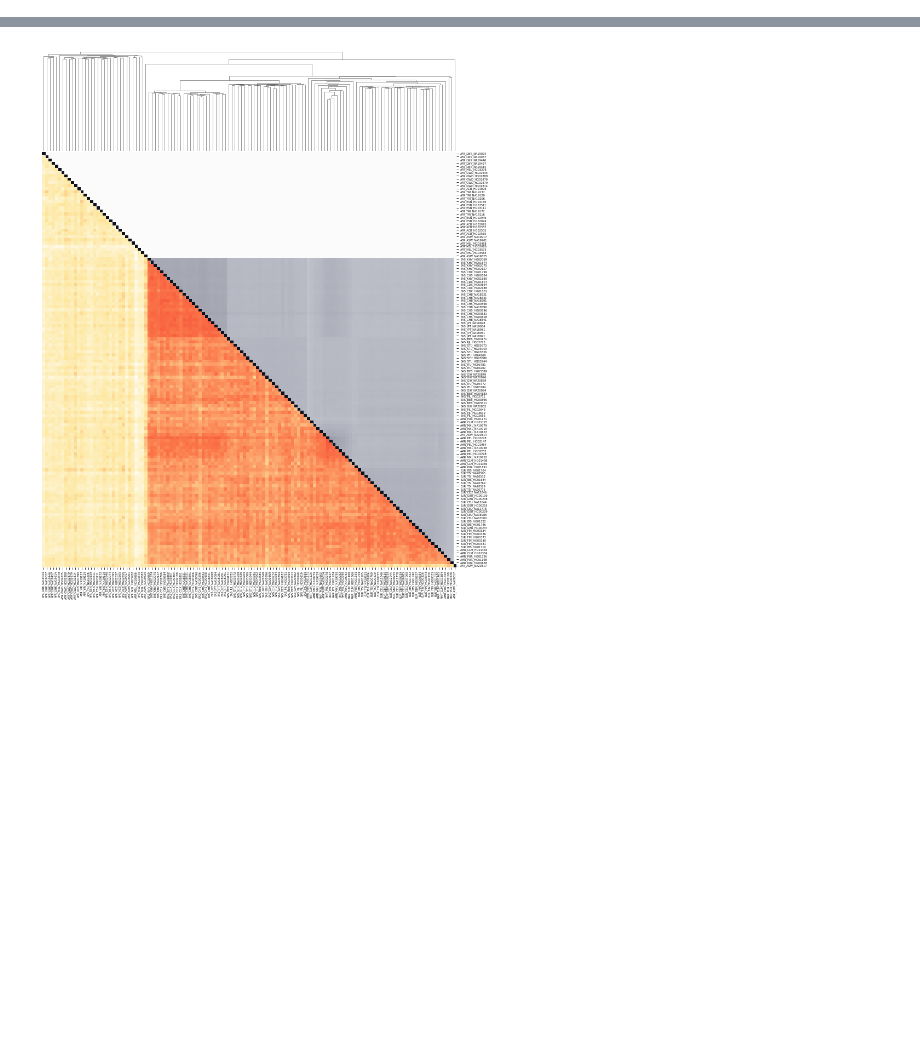
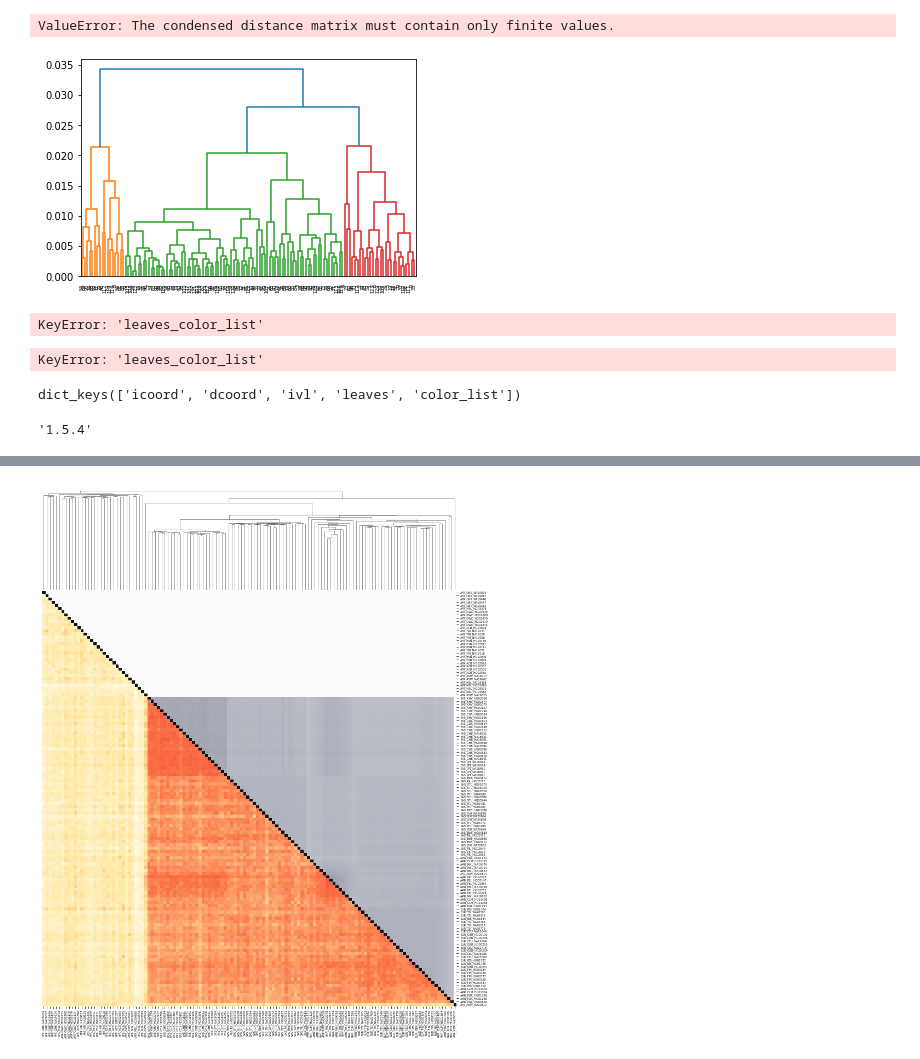
Before and after one commit to erin-n-gilbertson/3DGenome-diversity, a Jupyter notebook: activeNotebooks/Pairwise_sequence.ipynb, the cells around one changed output, grey strips where cells are left out. Drawn from its saved outputs; the diff is of its cells as text; code cells hidden in the pictures; blank space fills up the shorter version.

```diff
--- a/activeNotebooks/Pairwise_sequence.ipynb
+++ b/activeNotebooks/Pairwise_sequence.ipynb
@@ -265,0 +126,14 @@ matrix_3d.head()
+# %%
+comp_list = pd.read_csv('/wynton/group/capra/projects/modern_human_3Dgenome/results/comp_tables/pairwise_subsample_genomewide_averages.csv',
+                       index_col=0)
+all_indivs = list(set(comp_list.ind1.unique()) | set(comp_list.ind2.unique()))
+windows = pd.read_table('%s/intermediates/windows_to_keep.csv' % DATA_PATH, sep=',', index_col=[1,2]).drop(columns=['Unnamed: 0'])
+
+dict_seq = pickle.load( open( "dict_seq.p", "rb" ) )
+matrix_seq = pickle.load( open( "matrix_seq.p", "rb" ) )
+
+dict_3d = pickle.load( open( "dict_3d.p", "rb" ) )
+matrix_3d = pickle.load( open( "matrix_3d.p", "rb" ) )
+# %%
+w = ('chr1', 1048576)
+dict_3d[w]
@@ -265,0 +154,32 @@ matrix_3d.head()
+# %%
+dendrogram = sch.dendrogram(sch.linkage(dict_3d[w]), method = 'complete')
+# %% [output]
+ValueError: The condensed distance matrix must contain only finite values.
+# %%
+condensed = pdist(dict_3d[w].fillna(0, downcast='infer'))
+dendrogram = sch.dendrogram(sch.linkage(condensed, method = 'complete'))
+# %% [output]
+[figure, added]
+# %%
+cluster_sample_IDs = dendrogram['leaves']
+cluster_IDs = dendrogram['leaves_color_list']
+clusters_dict = dict(zip(cluster_sample_IDs, cluster_IDs))
+
+cluster_IDs_list = []
+for key, value in sorted(clusters_dict.items()):
+    cluster_IDs_list.append(value)
+# %% [output]
+KeyError: 'leaves_color_list'
+# %%
+dendrogram['leaves_color_list']
+# %% [output]
+KeyError: 'leaves_color_list'
+# %%
+print(dendrogram.keys())
+# %% [output]
+dict_keys(['icoord', 'dcoord', 'ivl', 'leaves', 'color_list'])
+# %%
+import scipy
+scipy.__version__
+# %% [output]
+'1.5.4'
```
Also changed, not shown: parts of 23 cells of this notebook, 1 other file.
